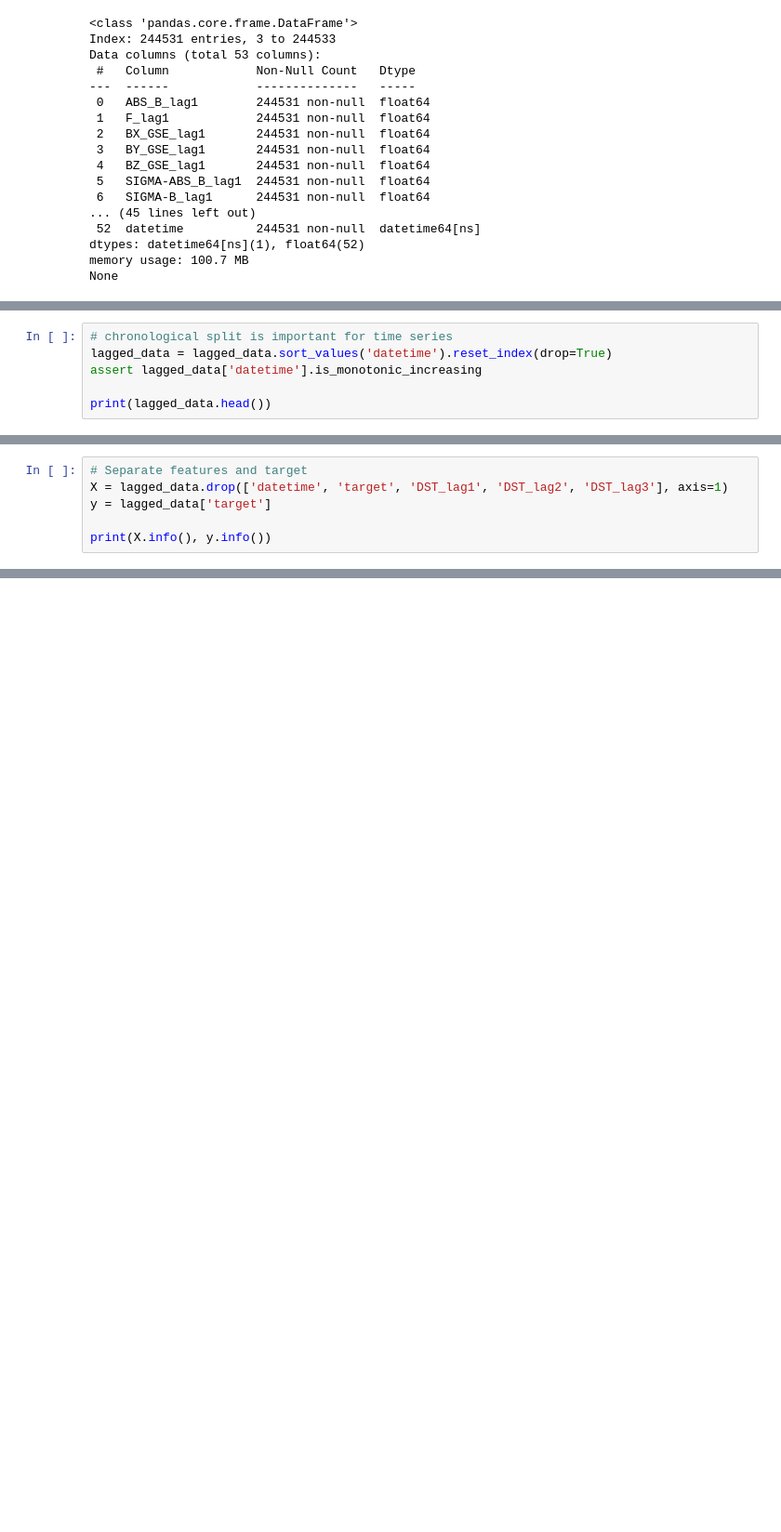
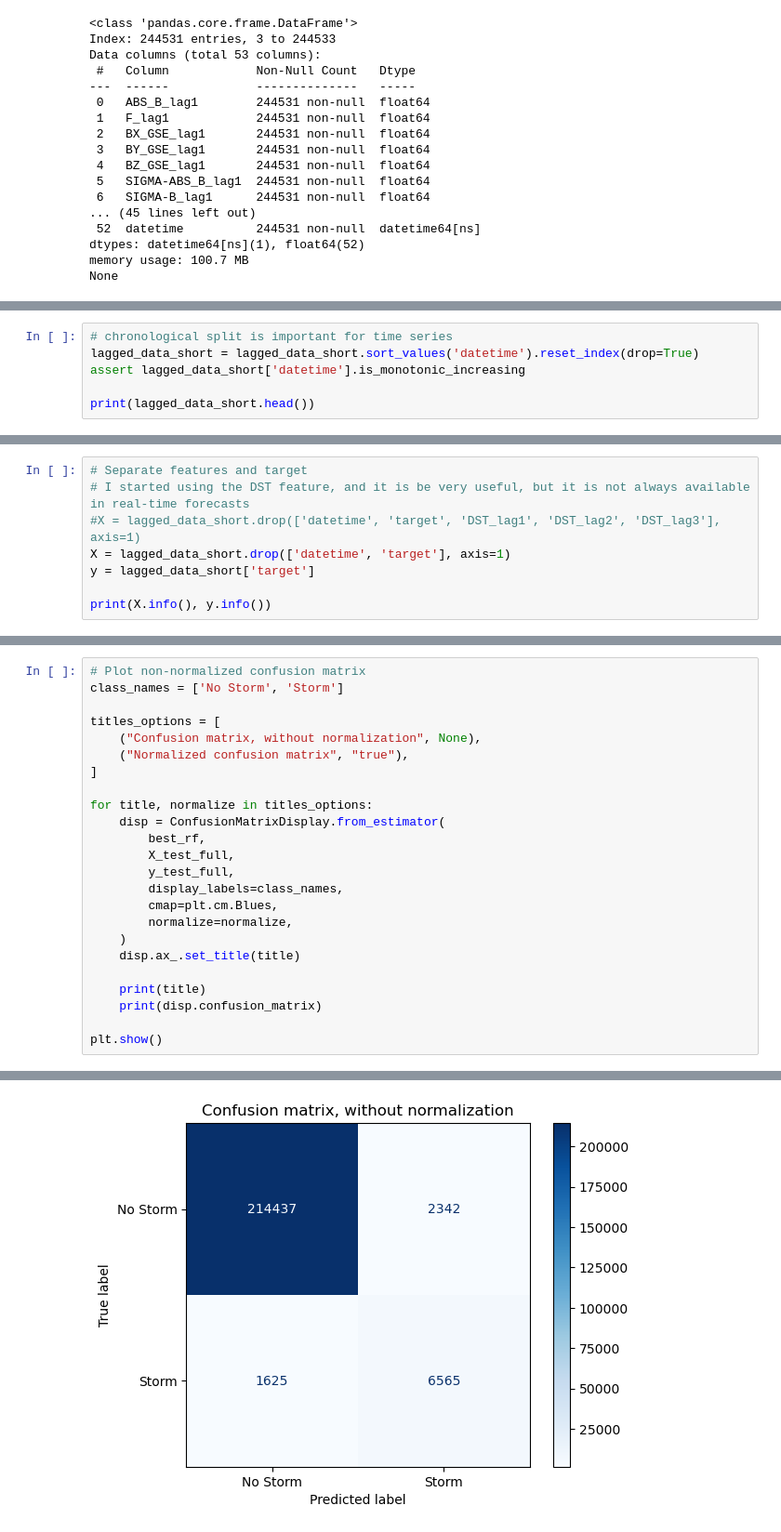
Before and after one commit to ferdesmello/hbr-solar-forecast-project, a Jupyter notebook: forecast_storms_RF.ipynb, the cells around one changed output, grey strips where cells are left out. Shown: that part at 93% size. Saved outputs shown, nothing was run; the diff lists cells and outputs as text; blank space fills up the shorter version.

```diff
--- a/forecast_storms_RF.ipynb
+++ b/forecast_storms_RF.ipynb
@@ -187,9 +206,9 @@ memory usage: 2.0 MB
 None
 # %%
 # chronological split is important for time series
-lagged_data = lagged_data.sort_values('datetime').reset_index(drop=True)
-assert lagged_data['datetime'].is_monotonic_increasing
+lagged_data_short = lagged_data_short.sort_values('datetime').reset_index(drop=True)
+assert lagged_data_short['datetime'].is_monotonic_increasing
 
-print(lagged_data.head())
+print(lagged_data_short.head())
 # %% [output]
    ABS_B_lag1  F_lag1  BX_GSE_lag1  BY_GSE_lag1  BZ_GSE_lag1  \
@@ -228,8 +247,10 @@ Index(['ABS_B_lag1', 'F_lag1', 'BX_GSE_lag1', 'BY_GSE_lag1', 'BZ_GSE_lag1',
       dtype='object')
 # %%
 # Separate features and target
-X = lagged_data.drop(['datetime', 'target', 'DST_lag1', 'DST_lag2', 'DST_lag3'], axis=1)
-y = lagged_data['target']
+# I started using the DST feature, and it is be very useful, but it is not always available in real-time forecasts
+#X = lagged_data_short.drop(['datetime', 'target', 'DST_lag1', 'DST_lag2', 'DST_lag3'], axis=1)
+X = lagged_data_short.drop(['datetime', 'target'], axis=1)
+y = lagged_data_short['target']
 
 print(X.info(), y.info())
 # %% [output]
@@ -432,0 +469,25 @@ Top 30 Most Important Features:
+# %%
+# Plot non-normalized confusion matrix
+class_names = ['No Storm', 'Storm']
+
+titles_options = [
+    ("Confusion matrix, without normalization", None),
+    ("Normalized confusion matrix", "true"),
+]
+
+for title, normalize in titles_options:
+    disp = ConfusionMatrixDisplay.from_estimator(
+        best_rf,
+        X_test_full,
+        y_test_full,
+        display_labels=class_names,
+        cmap=plt.cm.Blues,
+        normalize=normalize,
+    )
+    disp.ax_.set_title(title)
+
+    print(title)
+    print(disp.confusion_matrix)
+
+plt.show()
+# %% [output]
@@ -432,0 +500 @@ Top 30 Most Important Features:
+[figure, added]
```
Also changed, not shown: parts of 21 cells of this notebook, 20 other files.
